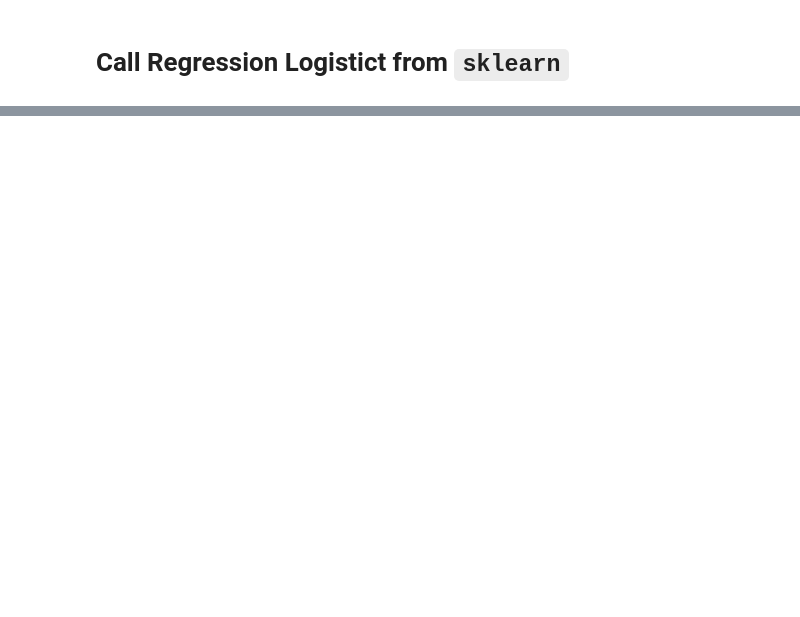
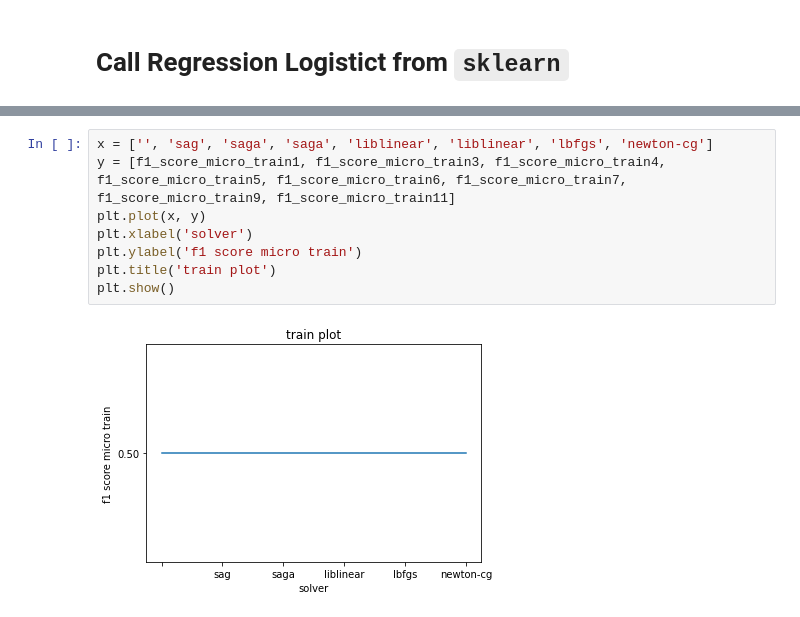
Before and after one commit to vajihe-ameri/predict-software-bugs-in-java-classes, a Jupyter notebook: log_regression.ipynb, the cells around one changed output, grey strips where cells are left out. Cells and saved outputs as stored; diff of their text form; blank space fills up the shorter version.

```diff
--- a/log_regression.ipynb
+++ b/log_regression.ipynb
@@ -102,0 +208,10 @@ Project: titan => Accuracy: 73.26 ; F1: 0.31
+# %%
+x = ['', 'sag', 'saga', 'saga', 'liblinear', 'liblinear', 'lbfgs', 'newton-cg']
+y = [f1_score_micro_train1, f1_score_micro_train3, f1_score_micro_train4, f1_score_micro_train5, f1_score_micro_train6, f1_score_micro_train7, f1_score_micro_train9, f1_score_micro_train11]
+plt.plot(x, y)
+plt.xlabel('solver')
+plt.ylabel('f1 score micro train')
+plt.title('train plot')
+plt.show()
+# %% [output]
+[figure, added]
```
Also changed, not shown: parts of 7 cells of this notebook.
